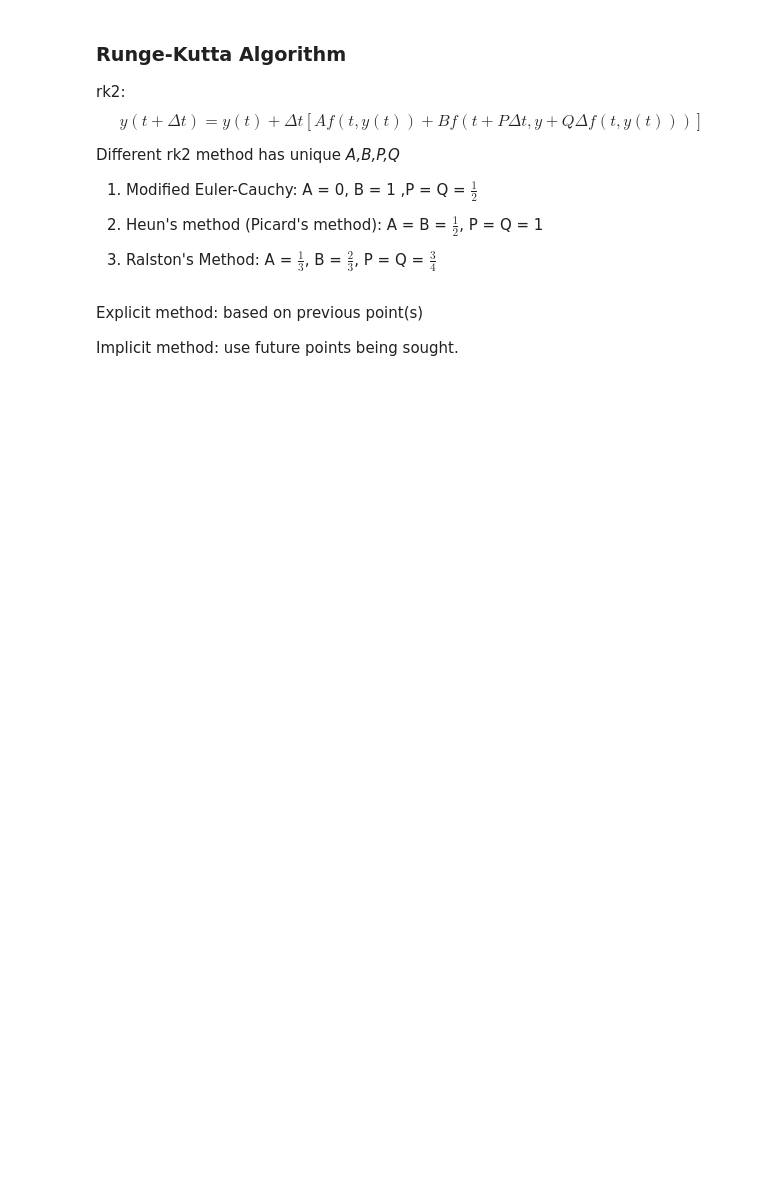
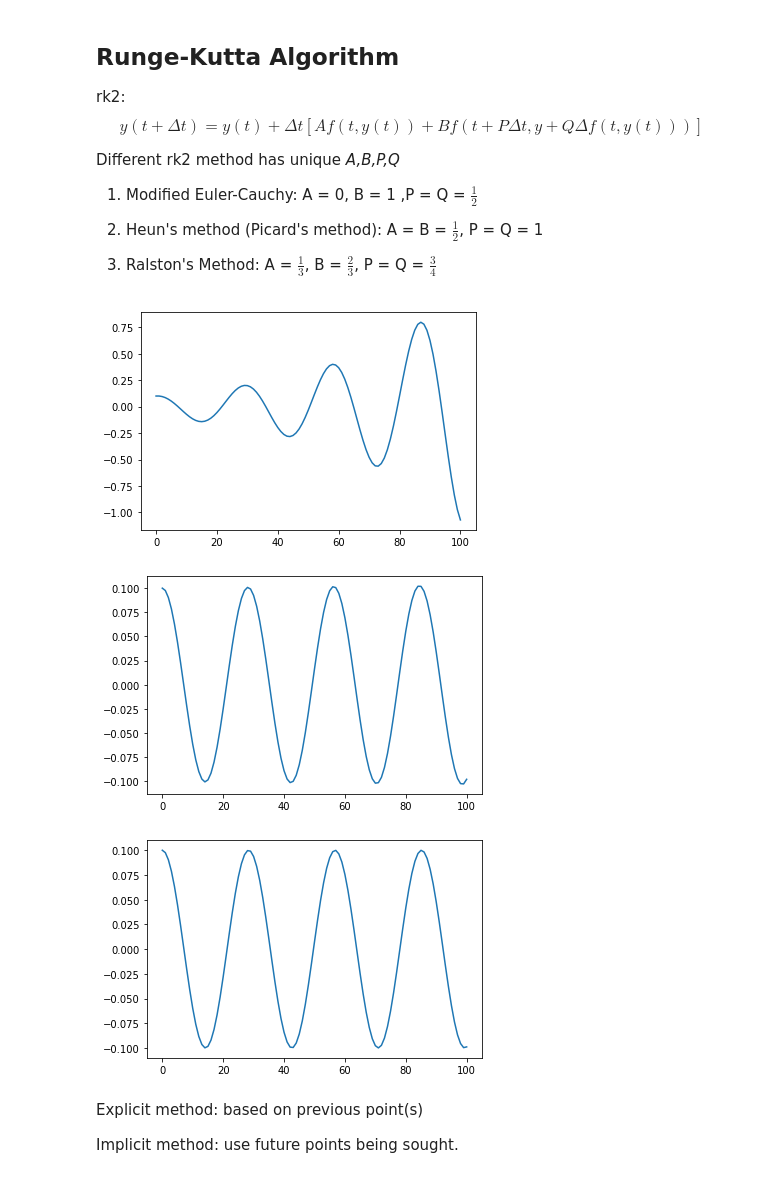
Before and after one commit to Little-old-brother-team/GroupWork, a Jupyter notebook: Review/10_ODE_IVP.ipynb, the cells around one changed output. Drawn from its saved outputs; the diff is of its cells as text; code cells hidden in the pictures; blank space fills up the shorter version.

```diff
--- a/Review/10_ODE_IVP.ipynb
+++ b/Review/10_ODE_IVP.ipynb
@@ -15,5 +31,5 @@ for n in range(0, len(t) - 1):
 # %% [markdown]
-### Runge-Kutta Algorithm
+## Runge-Kutta Algorithm
 rk2: $$y(t+\Delta t) = y(t) + \Delta t[Af(t,y(t))+Bf(t+P\Delta t,y+Q\Delta f(t,y(t)))]$$
 
 Different rk2 method has unique *A,B,P,Q*
@@ -39,14 +63,42 @@ for n in range(0, len(t) - 1):
 # %%
-# RK4
-#...
-y_rk4 = np.zeros(len(t))
-y_rk4[0] = 1
-for n in range(0, len(t) - 1):
-    k1 = f(y[n], t[n])
-    k2 = f(y[n] + 0.5*dt*k1, t[n] + 0.5*dt )
-    k3 = f(y[n] + 0.5*dt*k2, t[n] + 0.5*dt, )
-    k4 = f(y[n] + dt*k3, t[n] + dt)
-    y_rk4[n+1] = y_rk4[n] + dt * (k1 +  2 * k2 + 2 * k3 + k4)/6
+def RK4Int(f, t_end, N, y_init=0, t_start=0):
+    y = [y_init]
+    dt = (t_start - t_end) / N
+    t = np.linspace(t_start, t_end, N)
+    for n in range(N):
+        k1 = f(y[-1], t[n])
+        k2 = f(y[-1] + 0.5*dt*k1, t[n] + 0.5*dt)
+        k3 = f(y[-1] + 0.5*dt*k2, t[n] + 0.5*dt)
+        k4 = f(y[-1] + dt*k3, t[n] + dt)
+        y.append(y[-1] + dt * (k1 +  2 * k2 + 2 * k3 + k4)/6)
+    return np.array(y)
+# %%
+# test: harmonic oscillator
+import matplotlib.pyplot as plt
+def HarmonicOscillator(theta, t):
+    g = 9.8
+    l = 0.5
+    return np.array([theta[1], -g/l * theta[0]])
+
+t_end = 5
+N = 100
+theta_init = [0.1, 0]
+
+theta_eular = ForwardEulerInt(HarmonicOscillator, t_end, N, theta_init)
+theta_rk2 = RK2Int(HarmonicOscillator, t_end, N, y_init=theta_init)
+theta_rk4 = RK4Int(HarmonicOscillator, t_end, N, theta_init)
+
+plt.figure()
+plt.plot(theta_eular[:, 0])
+plt.figure()
+plt.plot(theta_rk2[:, 0])
+plt.figure()
+plt.plot(theta_rk4[:, 0])
+plt.show()
+# %% [output]
+[figure, added]
+[figure, added]
+[figure, added]
 # %% [markdown]
 Explicit method: based on previous point(s)
 
```
Also changed, not shown: parts of 7 cells of this notebook.
